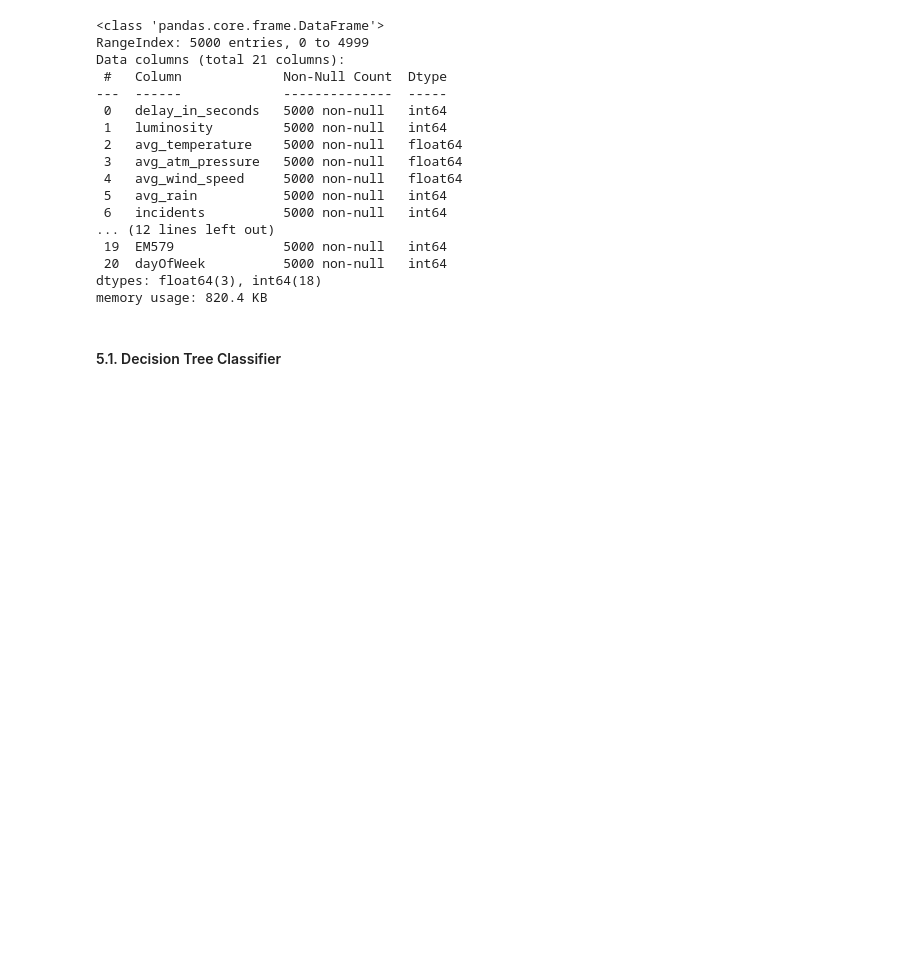
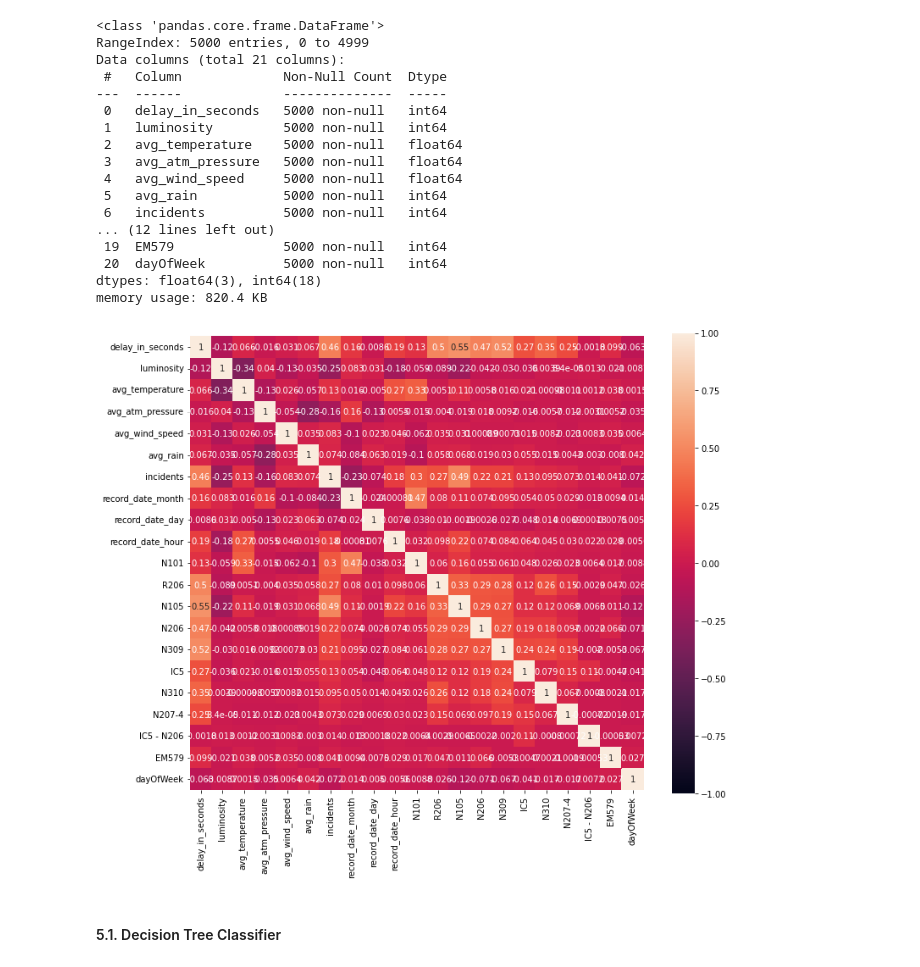
Before and after one commit to simaocunha71/machine_learning-daa, a Jupyter notebook: tarefa_kaggle.ipynb, the cells around one changed output. Cells and saved outputs as stored; diff of their text form; code cells hidden in the pictures; blank space fills up the shorter version.

```diff
--- a/tarefa_kaggle.ipynb
+++ b/tarefa_kaggle.ipynb
@@ -433,3 +433,10 @@ Data columns (total 21 columns):
  20  dayOfWeek          5000 non-null   int64
 dtypes: float64(3), int64(18)
 memory usage: 820.4 KB
+# %%
+corr_matrix = df.corr()
+f, ax = plt.subplots(figsize=(12, 10))
+sns.heatmap(corr_matrix, vmin=-1, vmax=1, square = True, annot=True)
+plt.draw()
+# %% [output]
+[figure, added]
```
Also changed, not shown: parts of 5 cells of this notebook, 1 other file.
